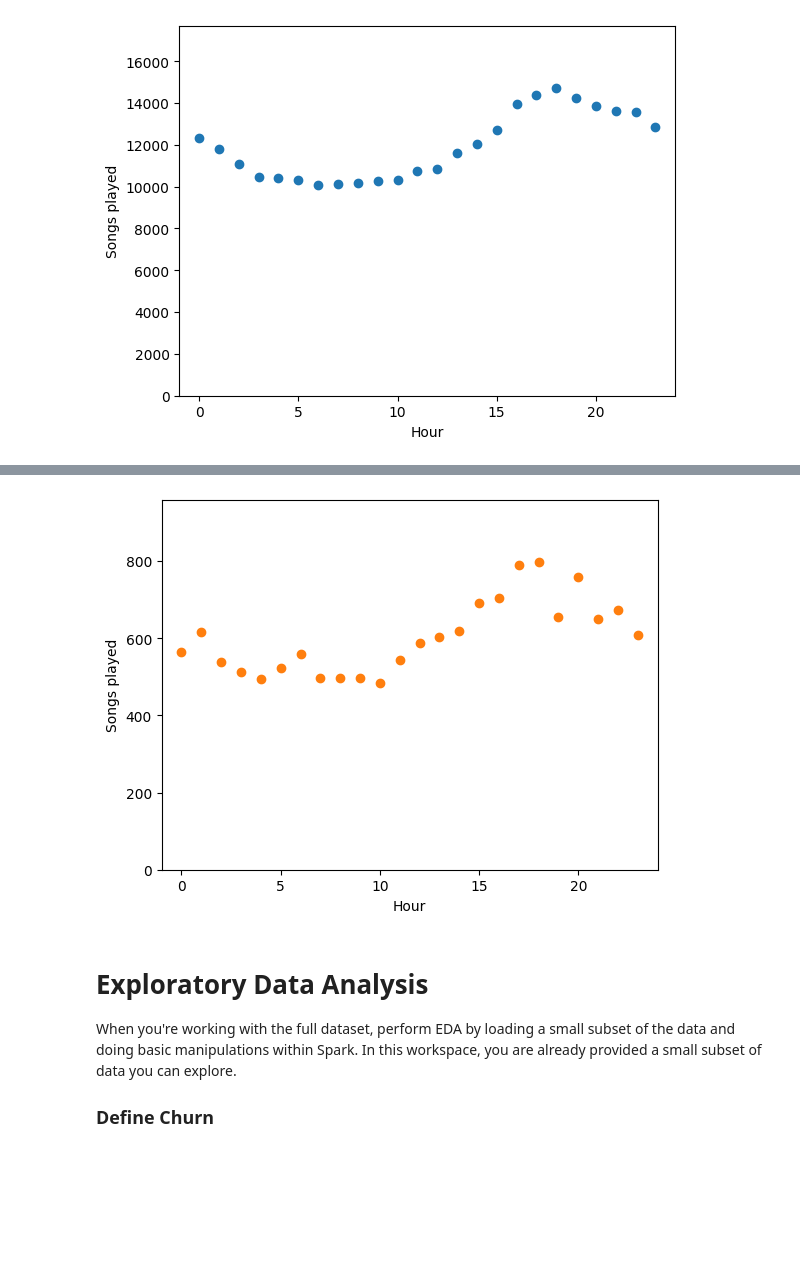
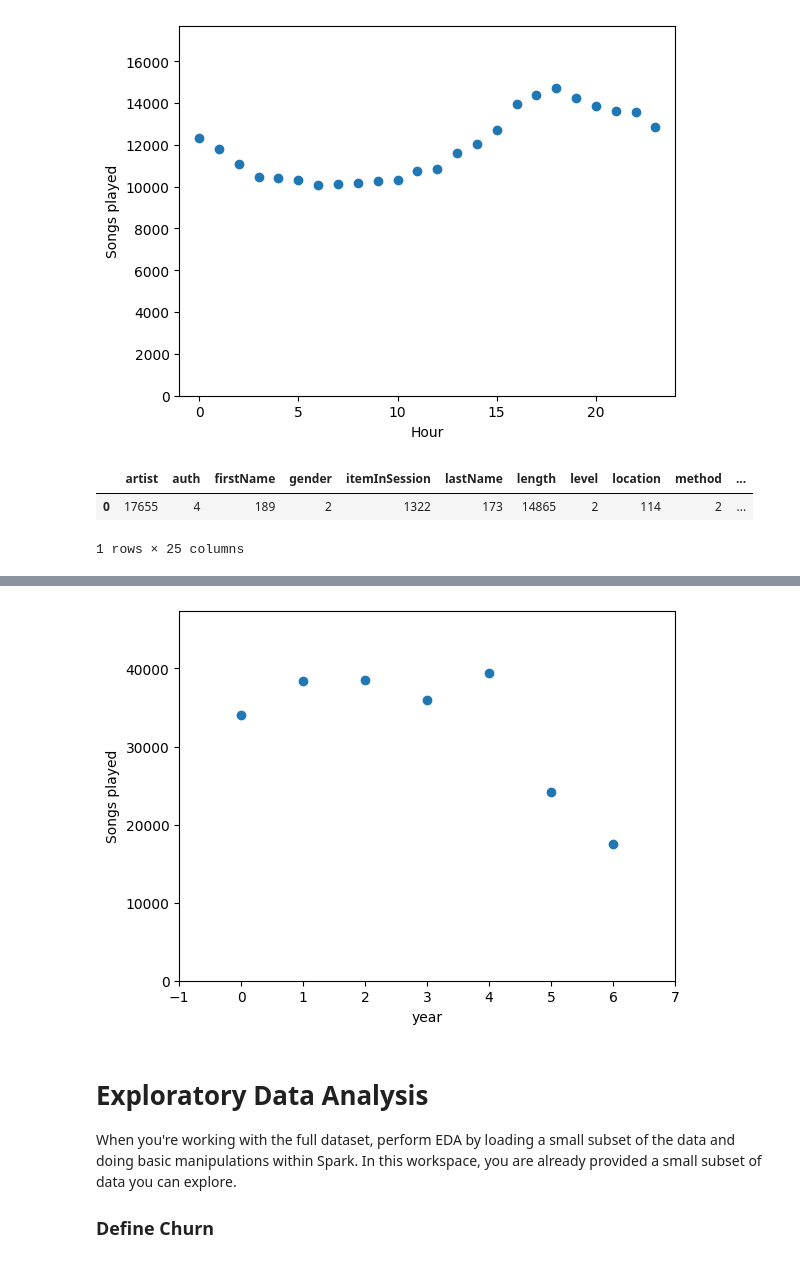
Before and after one commit to ben-sas/sparkify, a Jupyter notebook: Sparkify.ipynb, the cells around one changed output, grey strips where cells are left out. Drawn from its saved outputs; the diff is of its cells as text; code cells hidden in the pictures; blank space fills up the shorter version.

```diff
--- a/Sparkify.ipynb
+++ b/Sparkify.ipynb
@@ -160,6 +160,9 @@ df = df.withColumn("ts_tsType", df.ts_str.cast(TimestampType()))
 
 df = df.withColumn("weekday", F.weekday(df.ts_tsType))
 df = df.withColumn("hour", F.hour(df.ts_tsType))
+df = df.withColumn("year", F.year(df.ts_tsType))
+df = df.withColumn("weekNum", F.weekofyear(df.ts_tsType))
+
 
 
 # df.printSchema()
@@ -213,14 +208,22 @@ def groupby_plot(df, x_col:str, page_filter:str, x_label:str, y_label:str):
     # df_grouped = df.groupby(x_col).count().sort(x_col).toPandas()
     df_grouped = df.filter(df.page == page_filter).groupby(x_col).count().sort(x_col).toPandas()
     plt.scatter(df_grouped[x_col], df_grouped["count"])
-    plt.xlim(-1, 24)
+    plt.xlim(-1, max(df_grouped[x_col])+1);
     plt.ylim(0, 1.2 * max(df_grouped["count"]))
     plt.xlabel(x_label)
     plt.ylabel(y_label)
     plt.show
     return None
+# %%
+df.agg(*(countDistinct(col(c)).alias(c) for c in df.columns)).toPandas()
+# %% [output]
+|  | artist | auth | firstName | gender | itemInSession | lastName | length | level | location | method | ... |
+| 0 | 17655 | 4 | 189 | 2 | 1322 | 173 | 14865 | 2 | 114 | 2 | ... |
+1 rows × 25 columns
 # %%
-groupby_plot(df, "hour", "NextSong", "Hour", "Songs played")
+# groupby_plot(df, "hour", "NextSong", "Hour", "Songs played")
 
-groupby_plot(df, "hour", "Home", "Hour", "Songs played")
+# groupby_plot(df, "hour", "Home", "Hour", "Songs played")
+
+groupby_plot(df, "weekday", "NextSong", "year", "Songs played")
 # %% [output]
@@ -228 +230 @@ groupby_plot(df, "hour", "Home", "Hour", "Songs played")
-[figure, old version]
+[figure, new version]
```
Also changed, not shown: parts of 23 cells of this notebook.
